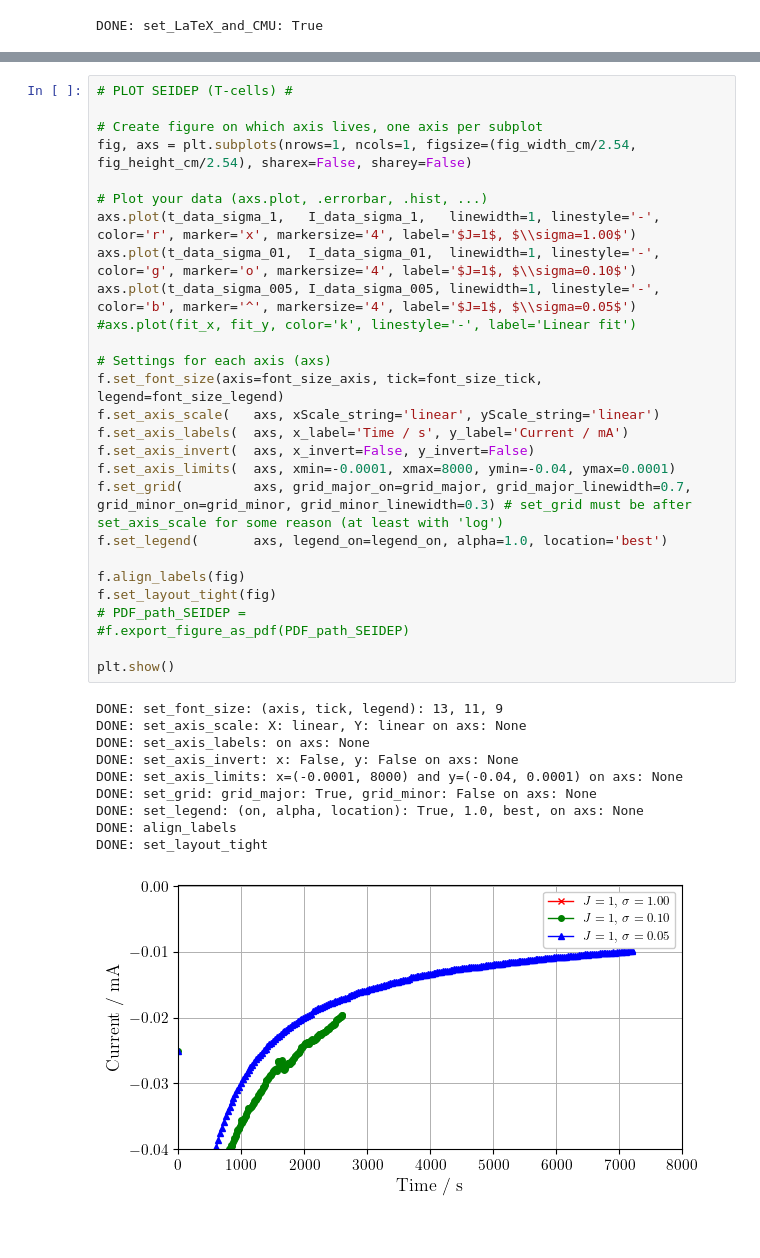
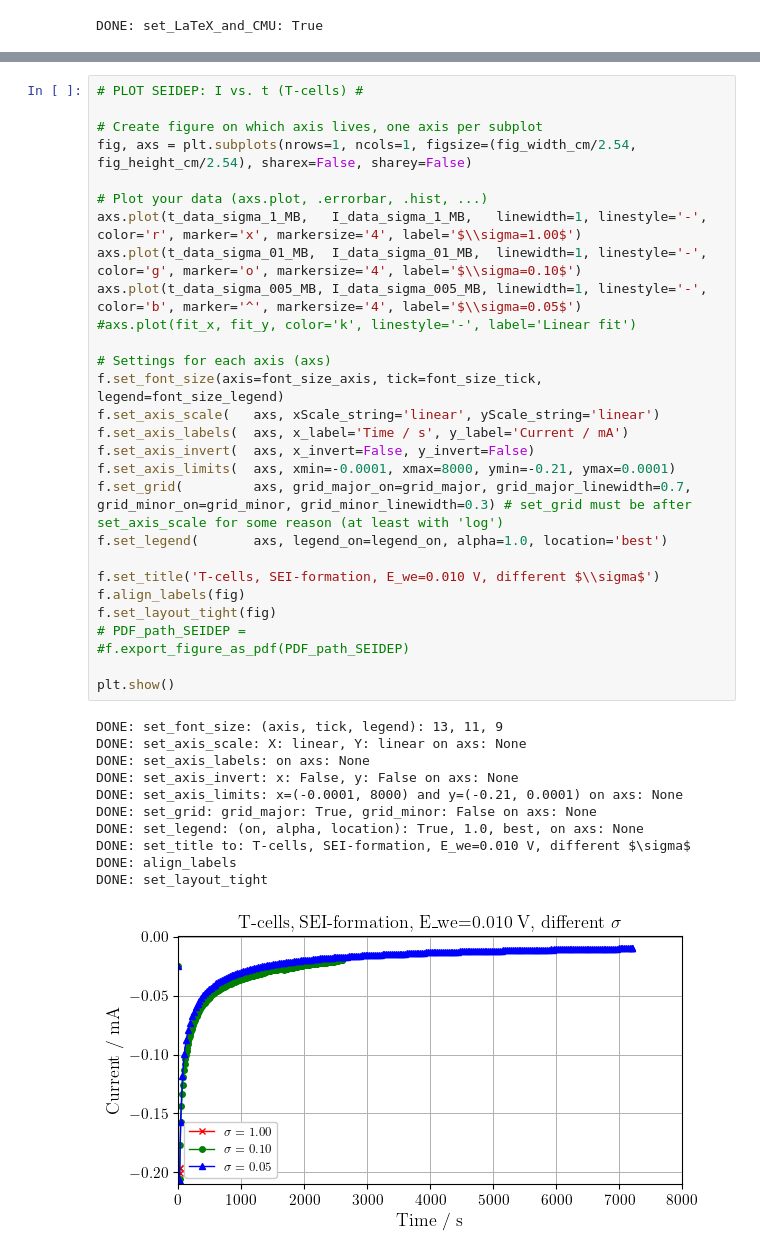
Before and after one commit to GottfridOlsson/MASTER-THESIS, a Jupyter notebook: EXPERIMENTAL/Python-scripts/Electrochemical-plots.ipynb, the cells around one changed output, grey strips where cells are left out. Cells and saved outputs as stored; diff of their text form.

```diff
--- a/EXPERIMENTAL/Python-scripts/Electrochemical-plots.ipynb
+++ b/EXPERIMENTAL/Python-scripts/Electrochemical-plots.ipynb
@@ -72,38 +113,40 @@ DONE: Reading CSV: C:\MASTER-THESIS\EXPERIMENTAL\Data\Battery-cycling\SEIDEP\202
 # %%
-# PLOT SEIDEP (T-cells) #
+# PLOT SEIDEP: I vs. t (T-cells) #
 
 # Create figure on which axis lives, one axis per subplot
 fig, axs = plt.subplots(nrows=1, ncols=1, figsize=(fig_width_cm/2.54, fig_height_cm/2.54), sharex=False, sharey=False)
 
 # Plot your data (axs.plot, .errorbar, .hist, ...)
-axs.plot(t_data_sigma_1,   I_data_sigma_1,   linewidth=1, linestyle='-', color='r', marker='x', markersize='4', label='$J=1$, $\\sigma=1.00$')
-axs.plot(t_data_sigma_01,  I_data_sigma_01,  linewidth=1, linestyle='-', color='g', marker='o', markersize='4', label='$J=1$, $\\sigma=0.10$')
-axs.plot(t_data_sigma_005, I_data_sigma_005, linewidth=1, linestyle='-', color='b', marker='^', markersize='4', label='$J=1$, $\\sigma=0.05$')
+axs.plot(t_data_sigma_1_MB,   I_data_sigma_1_MB,   linewidth=1, linestyle='-', color='r', marker='x', markersize='4', label='$\\sigma=1.00$')
+axs.plot(t_data_sigma_01_MB,  I_data_sigma_01_MB,  linewidth=1, linestyle='-', color='g', marker='o', markersize='4', label='$\\sigma=0.10$')
+axs.plot(t_data_sigma_005_MB, I_data_sigma_005_MB, linewidth=1, linestyle='-', color='b', marker='^', markersize='4', label='$\\sigma=0.05$')
 #axs.plot(fit_x, fit_y, color='k', linestyle='-', label='Linear fit')
 
 # Settings for each axis (axs)
 f.set_font_size(axis=font_size_axis, tick=font_size_tick, legend=font_size_legend)
 f.set_axis_scale(   axs, xScale_string='linear', yScale_string='linear')
 f.set_axis_labels(  axs, x_label='Time / s', y_label='Current / mA')
 f.set_axis_invert(  axs, x_invert=False, y_invert=False)
-f.set_axis_limits(  axs, xmin=-0.0001, xmax=8000, ymin=-0.04, ymax=0.0001)
+f.set_axis_limits(  axs, xmin=-0.0001, xmax=8000, ymin=-0.21, ymax=0.0001)
 f.set_grid(         axs, grid_major_on=grid_major, grid_major_linewidth=0.7, grid_minor_on=grid_minor, grid_minor_linewidth=0.3) # set_grid must be after set_axis_scale for some reason (at least with 'log')
 f.set_legend(       axs, legend_on=legend_on, alpha=1.0, location='best')
 
+f.set_title('T-cells, SEI-formation, E_we=0.010 V, different $\\sigma$')
 f.align_labels(fig)
 f.set_layout_tight(fig)
 # PDF_path_SEIDEP =
 #f.export_figure_as_pdf(PDF_path_SEIDEP)
 
 plt.show()
 # %% [output]
 DONE: set_font_size: (axis, tick, legend): 13, 11, 9
 DONE: set_axis_scale: X: linear, Y: linear on axs: None
 DONE: set_axis_labels: on axs: None
 DONE: set_axis_invert: x: False, y: False on axs: None
-DONE: set_axis_limits: x=(-0.0001, 8000) and y=(-0.04, 0.0001) on axs: None
+DONE: set_axis_limits: x=(-0.0001, 8000) and y=(-0.21, 0.0001) on axs: None
 DONE: set_grid: grid_major: True, grid_minor: False on axs: None
 DONE: set_legend: (on, alpha, location): True, 1.0, best, on axs: None
+DONE: set_title to: T-cells, SEI-formation, E_we=0.010 V, different $\sigma$
 DONE: align_labels
 DONE: set_layout_tight
-[figure, old version]
+[figure, new version]
```
Also changed, not shown: parts of 3 cells of this notebook.
